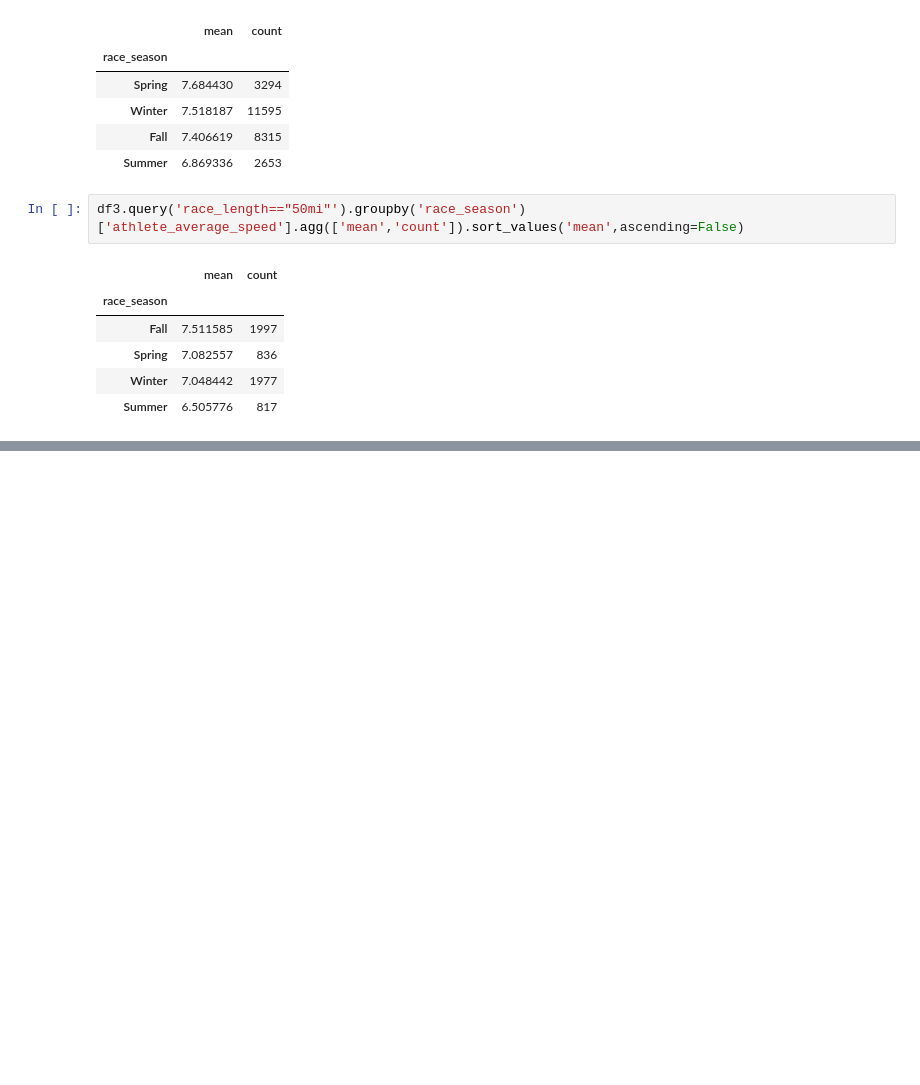
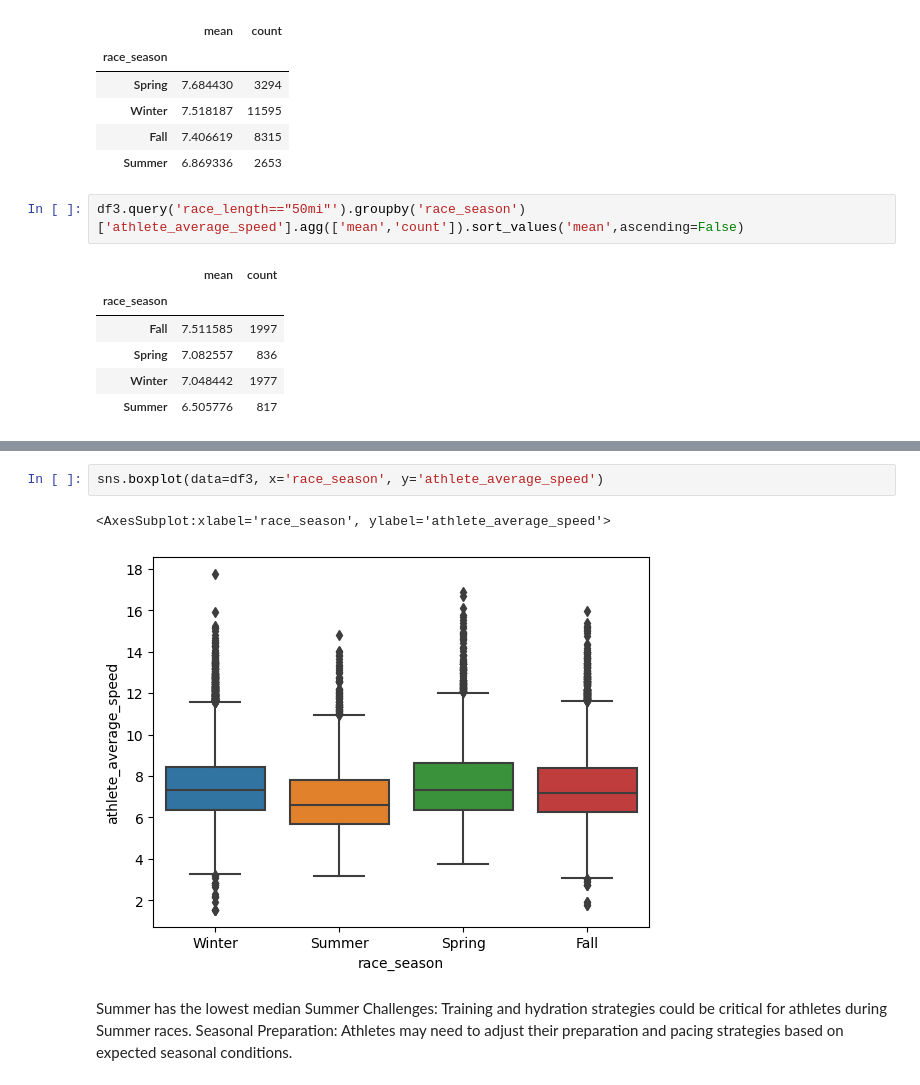
Before and after one commit to AnnieBeauty/marathon_race, a Jupyter notebook: python-da.ipynb, the cells around one changed output, grey strips where cells are left out. Saved outputs shown, nothing was run; the diff lists cells and outputs as text; blank space fills up the shorter version.

```diff
--- a/python-da.ipynb
+++ b/python-da.ipynb
@@ -478,0 +510,9 @@ The speeds are generally higher in Winter, Fall, and Spring. This might due to t
+# %%
+sns.boxplot(data=df3, x='race_season', y='athlete_average_speed')
+# %% [output]
+<AxesSubplot:xlabel='race_season', ylabel='athlete_average_speed'>
+[figure, added]
+# %% [markdown]
+Summer has the lowest median
+Summer Challenges: Training and hydration strategies could be critical for athletes during Summer races.
+Seasonal Preparation: Athletes may need to adjust their preparation and pacing strategies based on expected seasonal conditions.
```
Also changed, not shown: parts of 8 cells of this notebook.
